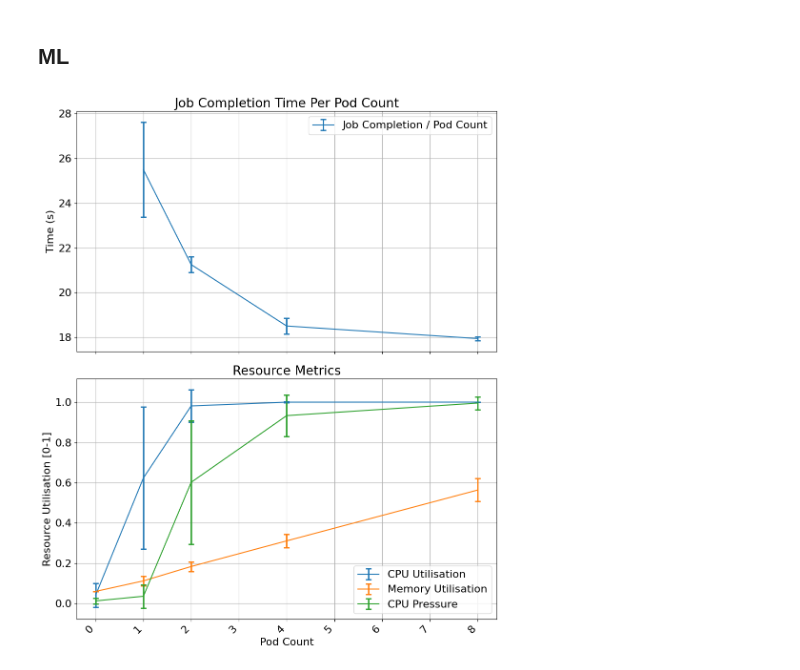
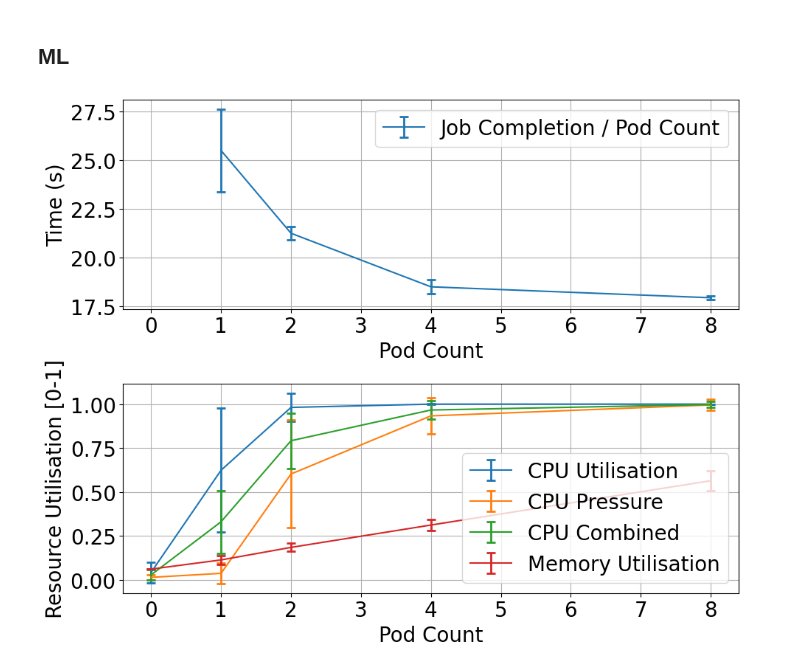
Before and after one commit to LucaChot/basic_sched, a Jupyter notebook: scripts/investigating-podcount-utilisation-pressure.ipynb, the cells around one changed output. Saved outputs shown, nothing was run; the diff lists cells and outputs as text; code cells hidden in the pictures.

```diff
--- a/scripts/investigating-podcount-utilisation-pressure.ipynb
+++ b/scripts/investigating-podcount-utilisation-pressure.ipynb
@@ -163,49 +179,87 @@ with open('ml-cpu-vs-util.txt', 'r') as file:
 
 x = sorted(data.keys())
 
-fig, axes = plt.subplots(2, 1, figsize=(10, 12), sharex=True)
-plt.rcParams['font.size'] = 16
+fig, axes = plt.subplots(2, 1, figsize=(10, 8), sharex=True)
+plt.rcParams['font.size'] = 20
 
 #pod_means = [statistics.mean(timings) for timings in pod_completion]
 #pod_stds = [statistics.stdev(timings) for timings in pod_completion]
 #axes[0].errorbar(x[1:], pod_means, yerr=pod_stds, label="Pod Completion")
 completion_means = []
 completion_stds = []
 
 for i in range(len(completion[0])):
     results = [iteration[i] / x[i+1] for iteration in completion]
     completion_means.append(statistics.mean(results))
     completion_stds.append(statistics.stdev(results))
 axes[0].errorbar(x[1:], completion_means, yerr=completion_stds, label="Job Completion / Pod Count", capsize=4, capthick=2, elinewidth=2)
 
 
-metrics = data[0].keys()
+# metrics = data[0].keys()
 
-for metric in metrics:
-    means = []
-    stds = []
-    for key in x:
-        means.append(statistics.mean(data[key][metric]))
-        stds.append(statistics.stdev(data[key][metric]))
+# for metric in metrics:
+#     means = []
+#     stds = []
+#     for key in x:
+#         means.append(statistics.mean(data[key][metric]))
+#         stds.append(statistics.stdev(data[key][metric]))
 
-    axes[1].errorbar(x, means, yerr=stds, label=metric, capsize=4, capthick=2, elinewidth=2)
+#     axes[1].errorbar(x, means, yerr=stds, label=metric, capsize=4, capthick=2, elinewidth=2)
+
+util_means = []
+util_stds = []
+
+pressure_means = []
+pressure_stds = []
+
+combined_means = []
+combined_stds = []
+
+mem_means = []
+mem_stds = []
+
+for key in x:
+    util_mean = statistics.mean(data[key]['CPU Utilisation'])
+    util_std = statistics.stdev(data[key]['CPU Utilisation'])
+    util_means.append(util_mean)
+    util_stds.append(util_std)
+
+    pressure_mean = statistics.mean(data[key]['CPU Pressure'])
+    pressure_std = statistics.stdev(data[key]['CPU Pressure'])
+    pressure_means.append(pressure_mean)
+    pressure_stds.append(pressure_std)
+
+    combined_means.append((util_mean + pressure_mean) / 2)
+    combined_stds.append(math.sqrt((util_std * util_std) + (pressure_std * pressure_std)) * 0.5)
+
+    mem_mean = statistics.mean(data[key]['Memory Utilisation'])
+    mem_std = statistics.stdev(data[key]['Memory Utilisation'])
+    mem_means.append(mem_mean)
+    mem_stds.append(mem_std)
+
+axes[1].errorbar(x, util_means, yerr=util_stds, label="CPU Utilisation", capsize=4, capthick=2, elinewidth=2)
+axes[1].errorbar(x, pressure_means, yerr=pressure_stds, label="CPU Pressure", capsize=4, capthick=2, elinewidth=2)
+axes[1].errorbar(x, combined_means, yerr=combined_stds, label="CPU Combined", capsize=4, capthick=2, elinewidth=2)
+axes[1].errorbar(x, mem_means, yerr=mem_stds, label="Memory Utilisation", capsize=4, capthick=2, elinewidth=2)
 
 
 # Customize the plot
+axes[0].set_xlabel("Pod Count")
+axes[0].tick_params(axis='x', labelbottom=True)
 axes[1].set_xlabel("Pod Count")
 axes[0].set_ylabel("Time (s)")
-axes[0].set_title("Job Completion Time Per Pod Count")
+# axes[0].set_title("Job Completion Time Per Pod Count")
 axes[1].set_ylabel("Resource Utilisation [0-1]")
-axes[1].set_title("Resource Metrics")
+# axes[1].set_title("Resource Metrics")
 axes[0].grid(True)
 axes[1].grid(True)
 axes[0].legend()
 axes[1].legend()
-plt.xticks(rotation=45, ha='right')  # Rotate x-axis labels for better readability
+# plt.xticks(rotation=45, ha='right')  # Rotate x-axis labels for better readability
 plt.tight_layout()  # Adjust layout to prevent labels from overlapping
 
 # Display the plot
-plt.savefig('figures/ml-podcount-util-pressure.png')
+plt.savefig('figures/ml-podcount-util-pressure.pdf')
 plt.show()
 # %% [output]
-[figure, old version]
+[figure, new version]
```
Also changed, not shown: parts of 2 cells of this notebook, 49 other files.
